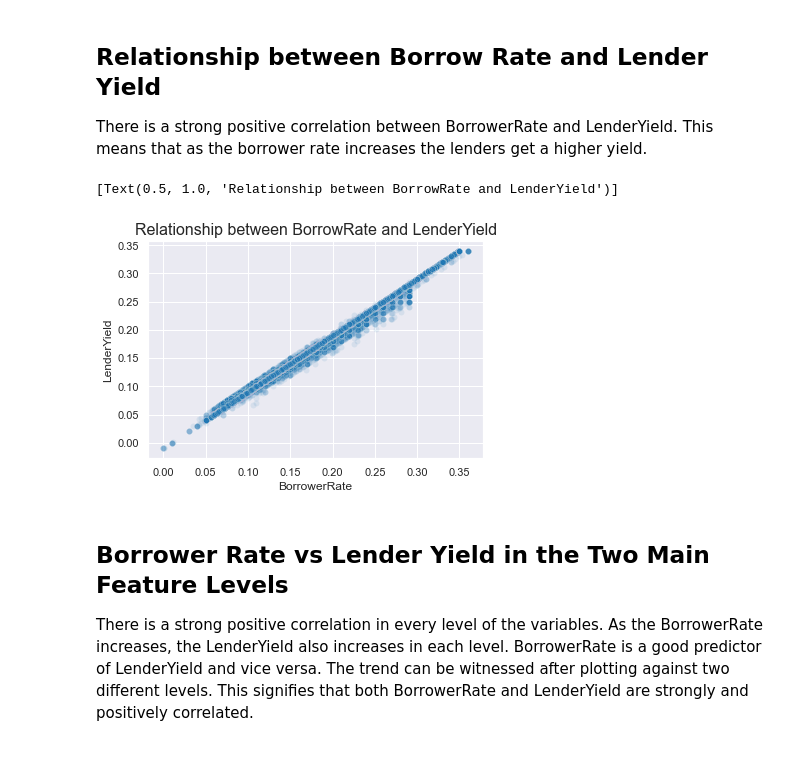
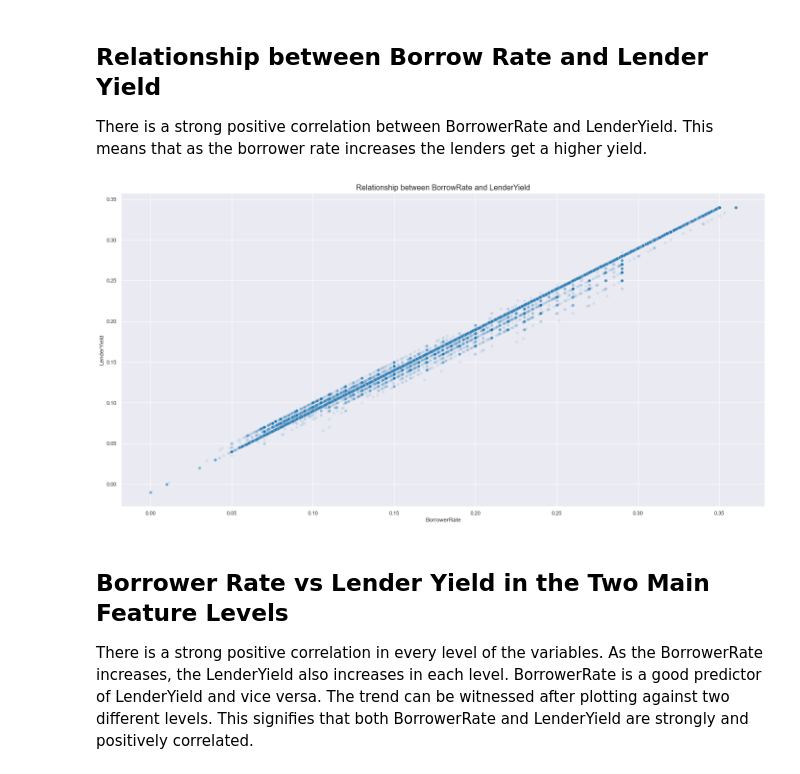
Before and after one commit to flaviankyande/communicate-data-findings, a Jupyter notebook: Part_II_slide_deck_template.ipynb, the cells around one changed output. Drawn from its saved outputs; the diff is of its cells as text; code cells hidden in the pictures.

```diff
--- a/Part_II_slide_deck_template.ipynb
+++ b/Part_II_slide_deck_template.ipynb
@@ -66,10 +64,10 @@ There is a strong positive correlation between BorrowerRate and LenderYield. Thi
 # %%
 # scatter plot
 sns.scatterplot(data = df, x = 'BorrowerRate', y='LenderYield', alpha = 0.1)\
-    .set(title='Relationship between BorrowRate and LenderYield')
+    .set(title='Relationship between BorrowRate and LenderYield');
+plt.gcf().set_size_inches(24, 12);
 # %% [output]
-[Text(0.5, 1.0, 'Relationship between BorrowRate and LenderYield')]
-[figure, old version]
+[figure, new version]
 # %% [markdown]
 ## Borrower Rate vs Lender Yield in the Two Main Feature Levels
 
```
Also changed, not shown: parts of 4 cells of this notebook, 4 other files.
